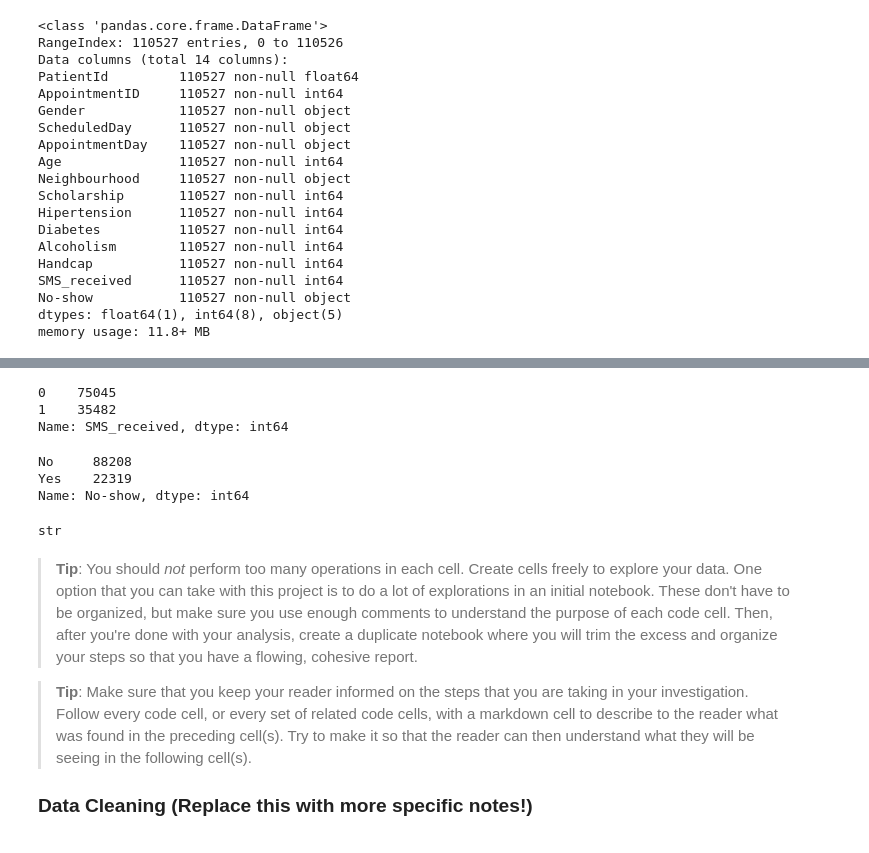
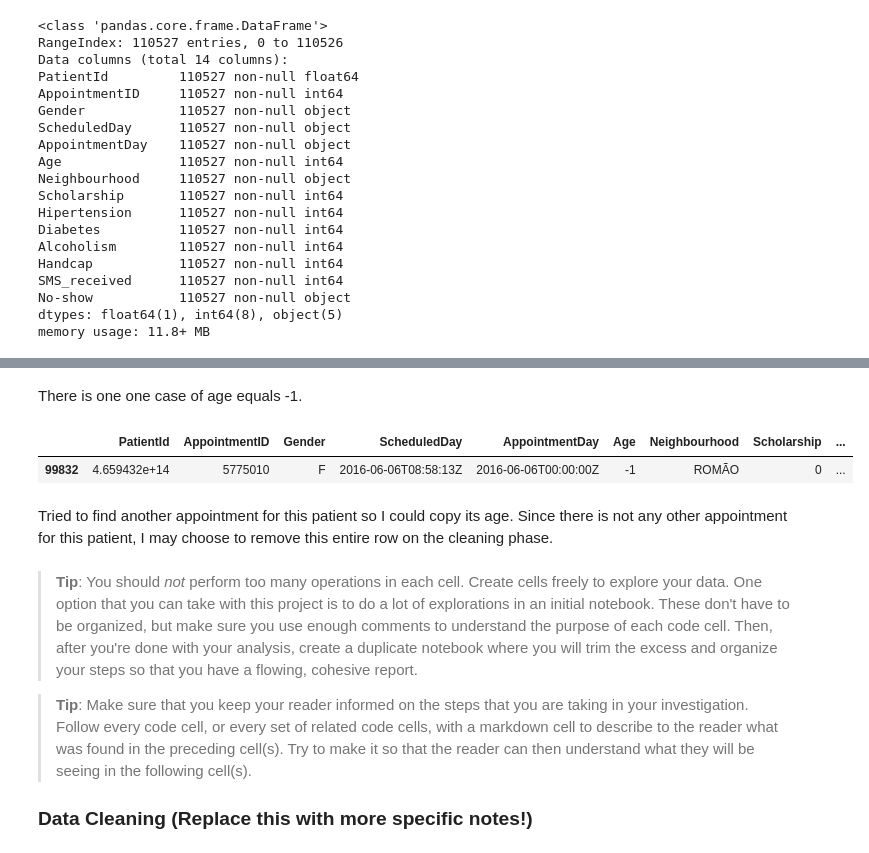
Before and after one commit to diegourban/no-show, a Jupyter notebook: no_show.ipynb, the cells around one changed output, grey strips where cells are left out. Saved outputs shown, nothing was run; the diff lists cells and outputs as text; code cells hidden in the pictures.

```diff
--- a/no_show.ipynb
+++ b/no_show.ipynb
@@ -89,19 +142,15 @@ Name: Gender, dtype: int64
-# %%
-df['SMS_received'].value_counts()
-# %% [output]
-0    75045
-1    35482
-Name: SMS_received, dtype: int64
-# %%
-df['No-show'].value_counts()
-# %% [output]
-No     88208
-Yes    22319
-Name: No-show, dtype: int64
-# %%
-type(df['ScheduledDay'][0])
-# %% [output]
-str
+# %% [markdown]
+There is one one case of age equals -1.
+# %%
+patient_id = float(df.query('Age == -1')['PatientId'])
+
+df.query('PatientId == @patient_id')
+# %% [output]
+|  | PatientId | AppointmentID | Gender | ScheduledDay | AppointmentDay | Age | Neighbourhood | Scholarship | ... |
+| 99832 | 4.659432e+14 | 5775010 | F | 2016-06-06T08:58:13Z | 2016-06-06T00:00:00Z | -1 | ROMÃO | 0 | ... |
+# %% [markdown]
+Tried to find another appointment for this patient so I could copy its age.
+Since there is not any other appointment for this patient, I may choose to remove this entire row on the cleaning phase.
 # %% [markdown]
 > **Tip**: You should _not_ perform too many operations in each cell. Create cells freely to explore your data. One option that you can take with this project is to do a lot of explorations in an initial notebook. These don't have to be organized, but make sure you use enough comments to understand the purpose of each code cell. Then, after you're done with your analysis, create a duplicate notebook where you will trim the excess and organize your steps so that you have a flowing, cohesive report.
 
```
Also changed, not shown: parts of 19 cells of this notebook.
